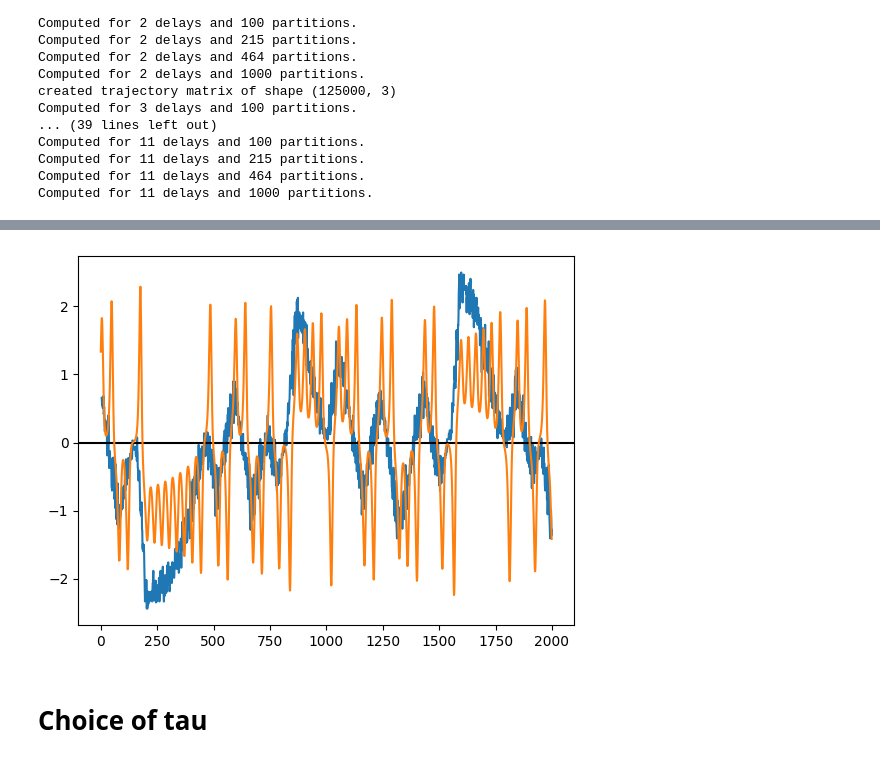
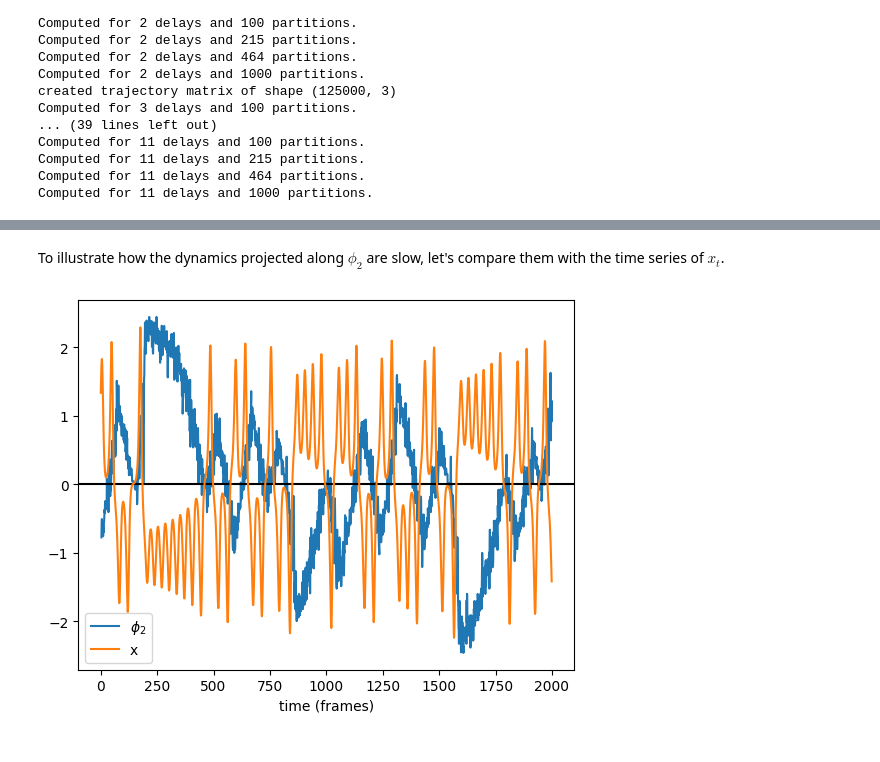
Before and after one commit to AntonioCCosta/DPG_PhysicsBehavior_2026, a Jupyter notebook: notebooks/notebook_3_Lorenz.ipynb, the cells around one changed output, grey strips where cells are left out. Saved outputs shown, nothing was run; the diff lists cells and outputs as text; code cells hidden in the pictures.

```diff
--- a/notebooks/notebook_3_Lorenz.ipynb
+++ b/notebooks/notebook_3_Lorenz.ipynb
@@ -252,5 +313,5 @@ plt.show()
 # %%
-K_star=10
+K_star=7
 traj_matrix = embed.trajectory_matrix(ma.masked_invalid(X),K=K_star-1)
 # %%
 N=1000
@@ -323,9 +397,11 @@ plt.show()
+# %% [markdown]
+To illustrate how the dynamics projected along $\phi_2$ are slow, let's compare them with the time series of $x_t$.
 # %%
-plt.plot(phi2_traj[:2000]/phi2_traj[:2000].std())
+plt.plot(phi2_traj[:2000]/phi2_traj[:2000].std(),label=r'$\phi_2$')
 plt.axhline(cr[idx],c='k')
-plt.plot(X[:2000,0]/(X[:,0].std()))
+plt.plot(X[:2000,0]/(X[:,0].std()),label='x')
+plt.legend()
+plt.xlabel('time (frames)')
 plt.show()
 # %% [output]
-[figure, old version]
+[figure, new version]
-# %% [markdown]
-# Choice of tau
```
Also changed, not shown: parts of 50 cells of this notebook.
